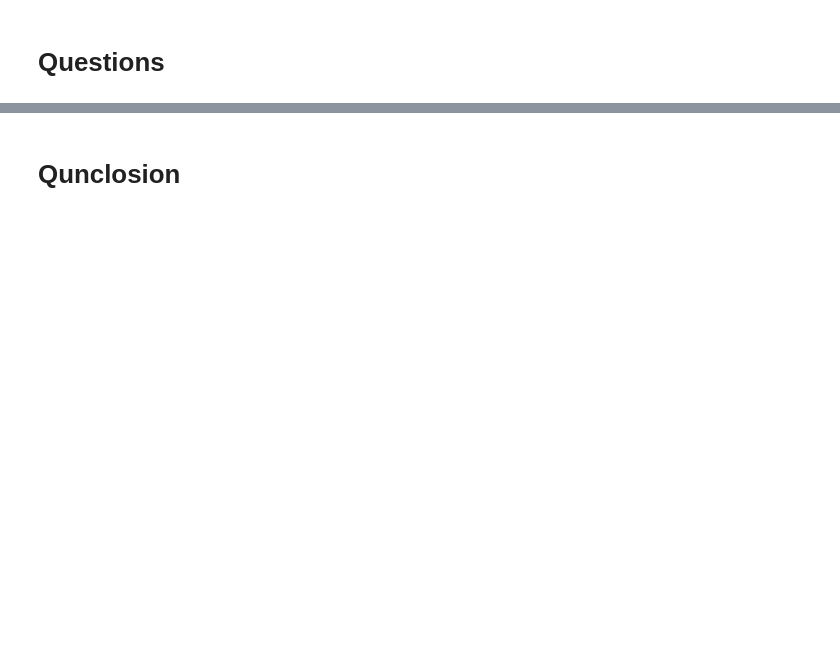
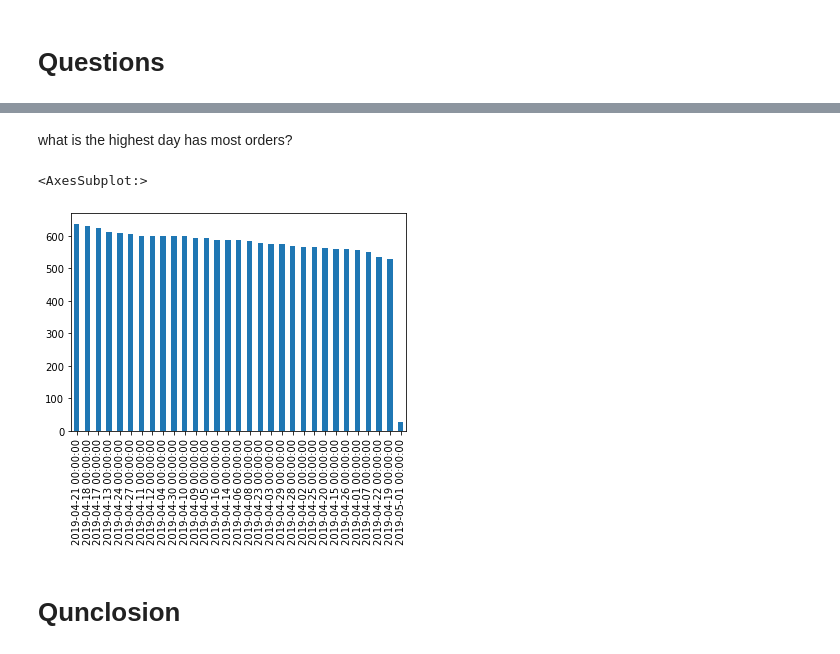
Before and after one commit to RazanAlzahrani1/EC_EDA, a Jupyter notebook: E company.ipynb, the cells around one changed output, grey strips where cells are left out. Saved outputs shown, nothing was run; the diff lists cells and outputs as text; code cells hidden in the pictures; blank space fills up the shorter version.

```diff
--- a/E company.ipynb
+++ b/E company.ipynb
@@ -224,0 +339,7 @@ dtype: int64
+# %% [markdown]
+what is the highest day has most orders?
+# %%
+df['Date'].value_counts().plot(kind='bar')
+# %% [output]
+<AxesSubplot:>
+[figure, added]
```
Also changed, not shown: parts of 23 cells of this notebook.
